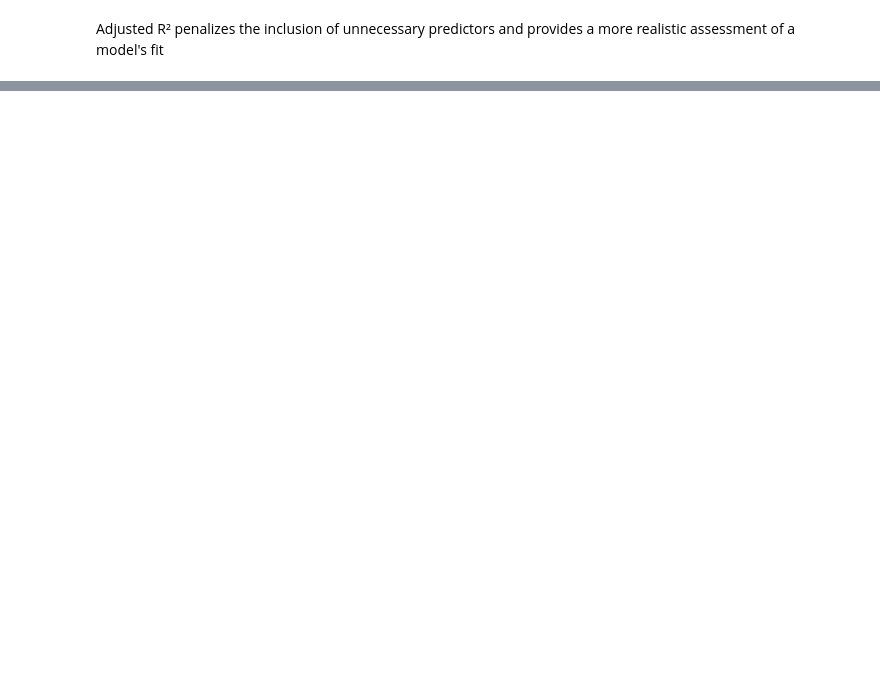
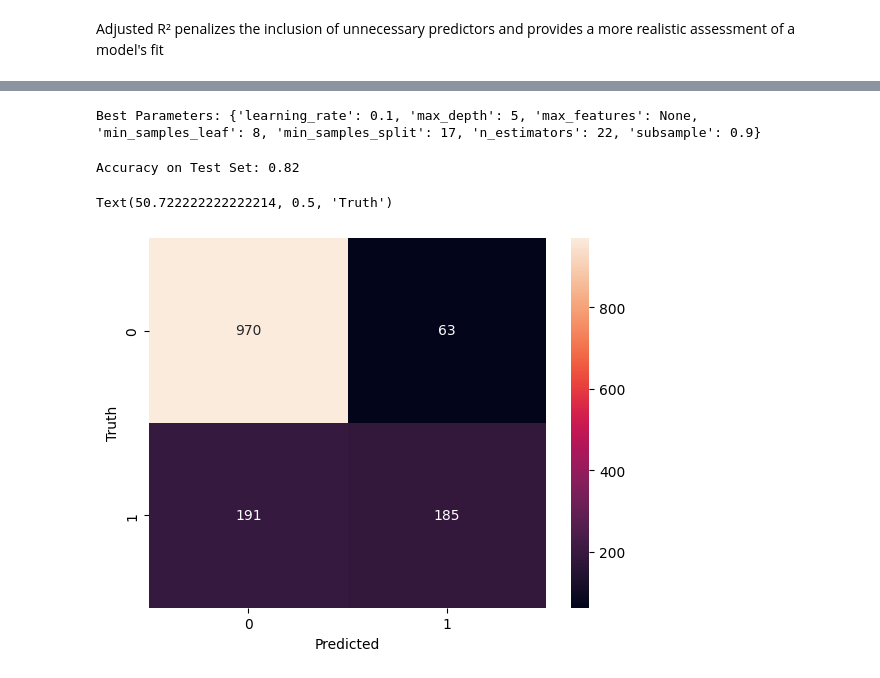
Before and after one commit to fudge-fantastic/Machine-Learning, a Jupyter notebook: Customer_Churn/Customer_Churn_LogisticRegression - Final.ipynb, the cells around one changed output, grey strips where cells are left out. Cells and saved outputs as stored; diff of their text form; code cells hidden in the pictures; blank space fills up the shorter version.

```diff
--- a/Customer_Churn/Customer_Churn_LogisticRegression - Final.ipynb
+++ b/Customer_Churn/Customer_Churn_LogisticRegression - Final.ipynb
@@ -631,0 +685,39 @@ Support Vector Machine: Mean Accuracy = 0.80, Standard Deviation = 0.01
+# %%
+param_dist = {
+    'n_estimators': randint(10, 200),
+    'learning_rate': [0.001, 0.01, 0.1, 0.2, 0.3],
+    'max_depth': [3, 4, 5, 6, 7, 8],
+    'min_samples_split': randint(2, 20),
+    'min_samples_leaf': randint(1, 20),
+    'subsample': [0.8, 0.9, 1.0],
+    'max_features': [None]
+}
+# %%
+classifier = GradientBoostingClassifier()
+# WE'll use RandomizedSearchCV for this problem
+# It's more efficient than grid search, especially when the search space is large.
+rand_search = RandomizedSearchCV(classifier, param_distributions=param_dist, n_iter=20, cv=3,
+                                 scoring='accuracy', random_state=best_state, n_jobs=-1)
+
+rand_search.fit(X_train, y_train)
+best_params = rand_search.best_params_
+print("Best Parameters:", best_params)
+# %% [output]
+Best Parameters: {'learning_rate': 0.1, 'max_depth': 5, 'max_features': None, 'min_samples_leaf': 8, 'min_samples_split': 17, 'n_estimators': 22, 'subsample': 0.9}
+# %%
+best_model = rand_search.best_estimator_
+y_pred = best_model.predict(X_test)
+
+# Evaluate the model's performance
+accuracy = accuracy_score(y_test, y_pred)
+print("Accuracy on Test Set:", round(accuracy,2))
+# %% [output]
+Accuracy on Test Set: 0.82
+# %%
+cm = tf.math.confusion_matrix(labels = y_test, predictions= y_pred)
+sns.heatmap(cm, annot=True, fmt='d')
+plt.xlabel("Predicted")
+plt.ylabel("Truth")
+# %% [output]
+Text(50.722222222222214, 0.5, 'Truth')
+[figure, added]
```
Also changed, not shown: parts of 30 cells of this notebook, 1 other file.
